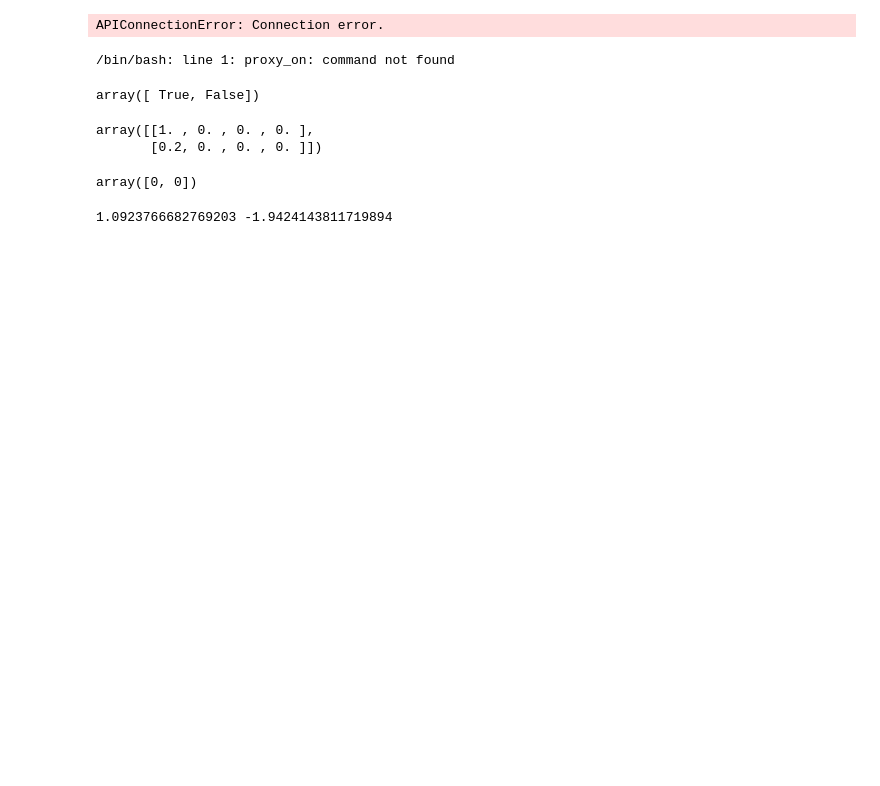
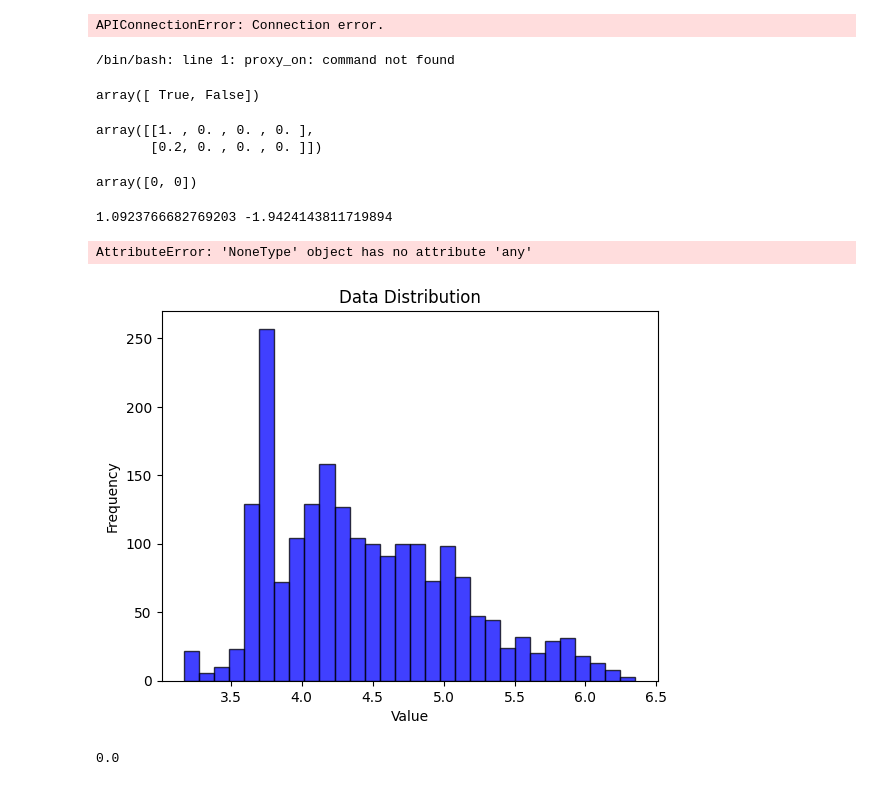
Before and after one commit to MinstrelsyXia/GRUtopia_VLN, a Jupyter notebook: est.ipynb, the cells around one changed output. Drawn from its saved outputs; the diff is of its cells as text; code cells hidden in the pictures; blank space fills up the shorter version.

```diff
--- a/est.ipynb
+++ b/est.ipynb
@@ -610,3 +610,25 @@ height =-1.3926950693130493
 print(np.max(pcd[:,2])-height,np.min(pcd[:,2])-height)
 # %% [output]
 1.0923766682769203 -1.9424143811719894
+# %%
+visible_area = None
+if visible_area.any() == None:
+    print('error')
+# %% [output]
+AttributeError: 'NoneType' object has no attribute 'any'
+# %%
+import numpy as np
+import matplotlib.pyplot as plt
+pc = np.load('/ssd/xiaxinyuan/code/w61-grutopia/pc.npy')
+# 绘制直方图
+plt.hist(pc, bins=30, alpha=0.75, color='blue', edgecolor='black')
+
+# 添加标题和标签
+plt.title('Data Distribution')
+plt.xlabel('Value')
+plt.ylabel('Frequency')
+
+# 显示图像
+plt.show()
+# %% [output]
+[figure, added]
@@ -612,0 +648,4 @@ print(np.max(pcd[:,2])-height,np.min(pcd[:,2])-height)
+# %%
+360.0%360.0
+# %% [output]
+0.0
```
Also changed, not shown: parts of 2 cells of this notebook, 27 other files.
